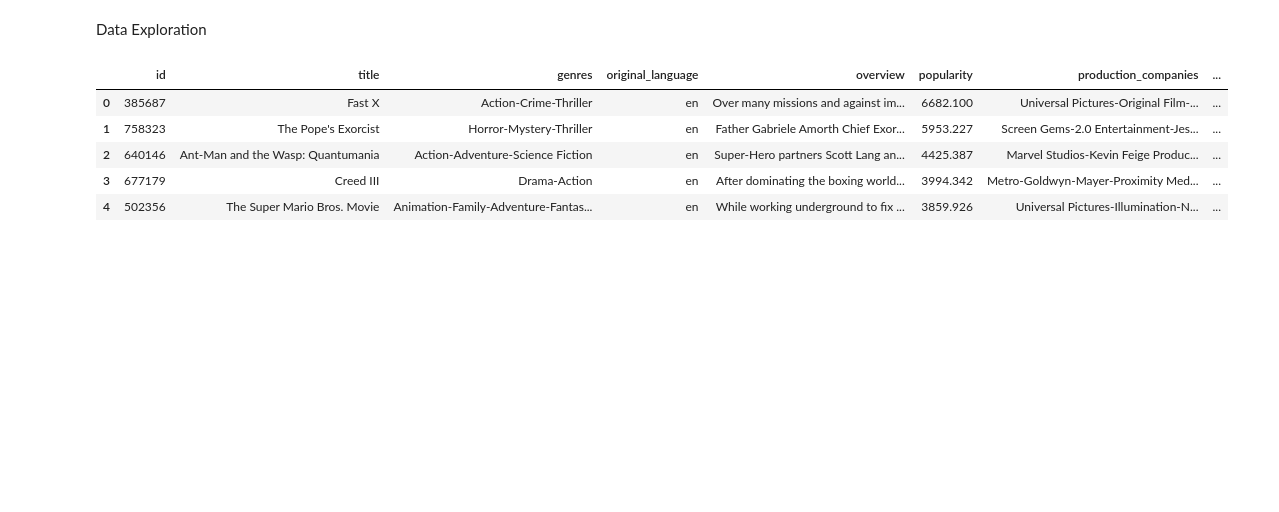
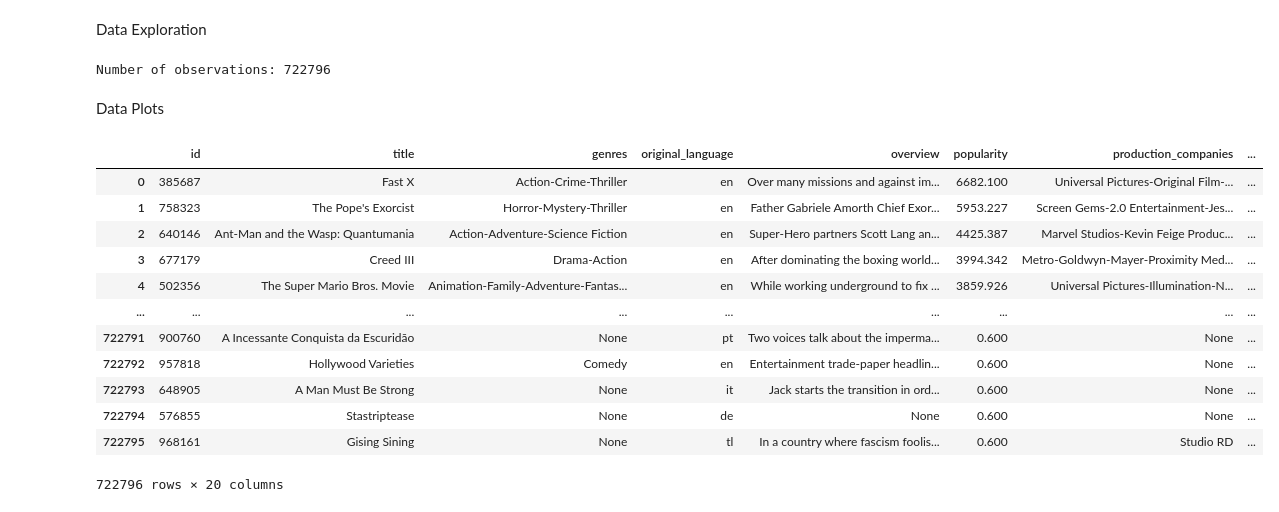
Before and after one commit to gamroyan/cse151a-group-project, a Jupyter notebook: CSE151A_Group_Project.ipynb, the cells around one changed output. Cells and saved outputs as stored; diff of their text form; code cells hidden in the pictures; blank space fills up the shorter version.

```diff
--- a/CSE151A_Group_Project.ipynb
+++ b/CSE151A_Group_Project.ipynb
@@ -16,13 +16,25 @@ Data Exploration
 import pandas as pd
 
 moviesDF = pd.DataFrame.from_dict(ds['train'])
-moviesDF.head()
-
-# Dataset has train
-# %% [output]
-|  | id | title | genres | original_language | overview | popularity | production_companies | ... |
-| 0 | 385687 | Fast X | Action-Crime-Thriller | en | Over many missions and against im... | 6682.100 | Universal Pictures-Original Film-... | ... |
-| 1 | 758323 | The Pope's Exorcist | Horror-Mystery-Thriller | en | Father Gabriele Amorth Chief Exor... | 5953.227 | Screen Gems-2.0 Entertainment-Jes... | ... |
-| 2 | 640146 | Ant-Man and the Wasp: Quantumania | Action-Adventure-Science Fiction | en | Super-Hero partners Scott Lang an... | 4425.387 | Marvel Studios-Kevin Feige Produc... | ... |
-| 3 | 677179 | Creed III | Drama-Action | en | After dominating the boxing world... | 3994.342 | Metro-Goldwyn-Mayer-Proximity Med... | ... |
-| 4 | 502356 | The Super Mario Bros. Movie | Animation-Family-Adventure-Fantas... | en | While working underground to fix ... | 3859.926 | Universal Pictures-Illumination-N... | ... |
+# %%
+print('Number of observations:', len(moviesDF))
+# %% [output]
+Number of observations: 722796
+# %% [markdown]
+Data Plots
+# %%
+moviesDF
+# %% [output]
+|  | id | title | genres | original_language | overview | popularity | production_companies | ... |
+| 0 | 385687 | Fast X | Action-Crime-Thriller | en | Over many missions and against im... | 6682.100 | Universal Pictures-Original Film-... | ... |
+| 1 | 758323 | The Pope's Exorcist | Horror-Mystery-Thriller | en | Father Gabriele Amorth Chief Exor... | 5953.227 | Screen Gems-2.0 Entertainment-Jes... | ... |
+| 2 | 640146 | Ant-Man and the Wasp: Quantumania | Action-Adventure-Science Fiction | en | Super-Hero partners Scott Lang an... | 4425.387 | Marvel Studios-Kevin Feige Produc... | ... |
+| 3 | 677179 | Creed III | Drama-Action | en | After dominating the boxing world... | 3994.342 | Metro-Goldwyn-Mayer-Proximity Med... | ... |
+| 4 | 502356 | The Super Mario Bros. Movie | Animation-Family-Adventure-Fantas... | en | While working underground to fix ... | 3859.926 | Universal Pictures-Illumination-N... | ... |
+| ... | ... | ... | ... | ... | ... | ... | ... | ... |
+| 722791 | 900760 | A Incessante Conquista da Escuridão | None | pt | Two voices talk about the imperma... | 0.600 | None | ... |
+| 722792 | 957818 | Hollywood Varieties | Comedy | en | Entertainment trade-paper headlin... | 0.600 | None | ... |
+| 722793 | 648905 | A Man Must Be Strong | None | it | Jack starts the transition in ord... | 0.600 | None | ... |
+| 722794 | 576855 | Stastriptease | None | de | None | 0.600 | None | ... |
+| 722795 | 968161 | Gising Sining | None | tl | In a country where fascism foolis... | 0.600 | Studio RD | ... |
+722796 rows × 20 columns
```
